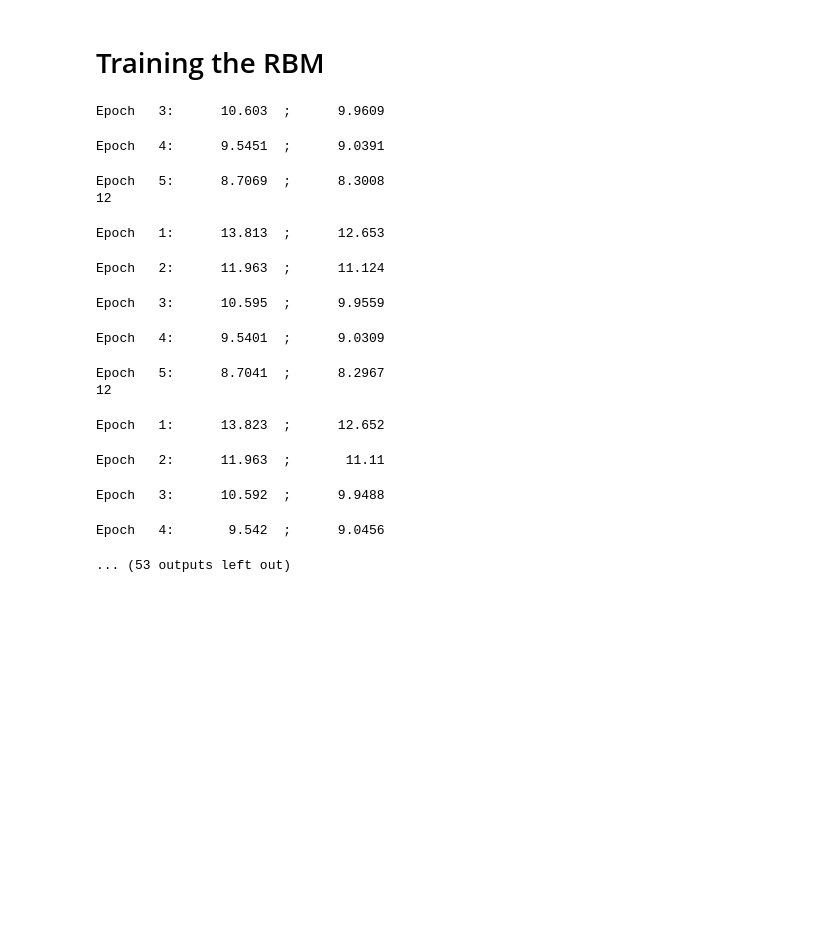
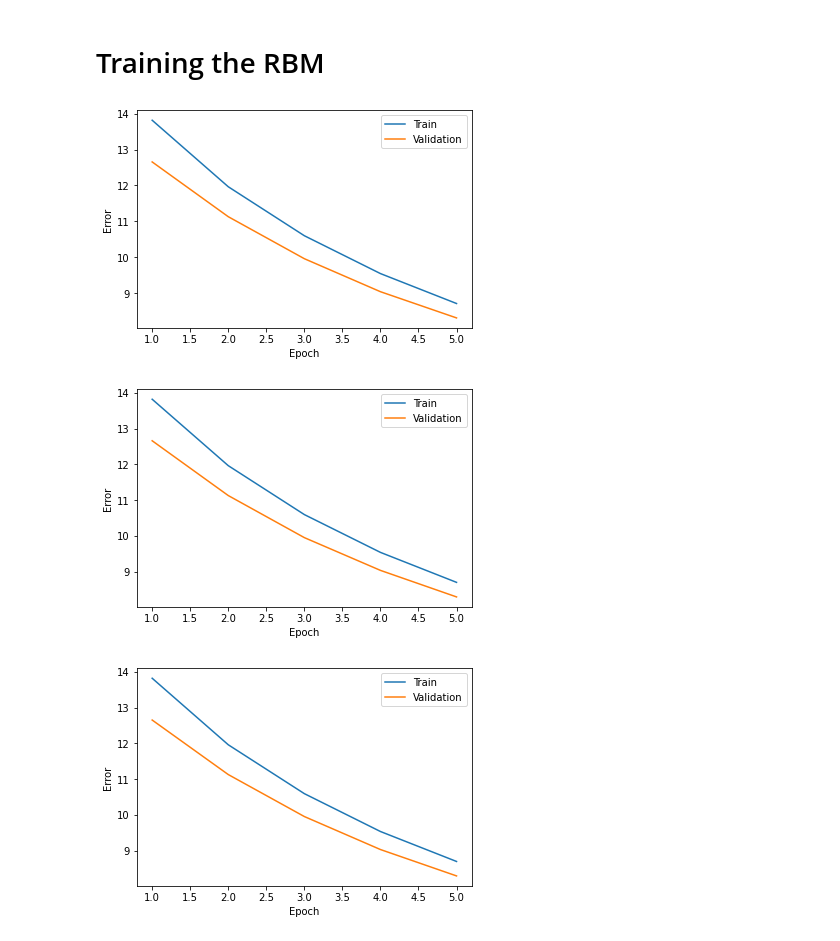
Before and after one commit to JulesDesmet/rbm_recommender, a Jupyter notebook: GoodreadsRBM.ipynb, the cells around one changed output. Cells and saved outputs as stored; diff of their text form; code cells hidden in the pictures; blank space fills up the shorter version.

```diff
--- a/GoodreadsRBM.ipynb
+++ b/GoodreadsRBM.ipynb
@@ -350,41 +349,29 @@ def split_k_folds(data: sparse.csr_matrix, nr_folds: int = 5) -> Generator[tuple
 # %%
-for seed in range(1, 6):
+for seed in trange(1, 6, leave=False):
     train, test = generate_random_split(normalized_matrix, seed=seed)
 
     mean_train_errors = [0] * epochs
     mean_validation_errors = [0] * epochs
 
     for train_indices, validation_indices in split_k_folds(train):
         tensor_train = convert_sparse_matrix_to_sparse_tensor(train[train_indices])
         tensor_validation = convert_sparse_matrix_to_sparse_tensor(train[validation_indices])
 
         train_ds = tf.data.Dataset.from_tensor_slices(tensor_train).batch(batch_size)
         validation_ds = tf.data.Dataset.from_tensor_slices(tensor_validation).batch(batch_size)
 
         vb = tf.Variable(tf.zeros([visibleUnits]), tf.float32)
         hb = tf.Variable(tf.zeros([hiddenUnits]), tf.float32)
         W = tf.Variable(tf.zeros([visibleUnits, hiddenUnits]), tf.float32)
 
         W, vb, hb, train_errors, validation_errors = train_rbm(train_ds, validation_ds, W, vb, hb)
 
         for epoch in range(epochs):
             mean_train_errors[epoch] += train_errors[epoch] / 5
             mean_validation_errors[epoch] += validation_errors[epoch] / 5
 
     plot_errors(mean_train_errors, mean_validation_errors)
 # %% [output]
-Epoch   3:      10.603  ;      9.9609
-Epoch   4:      9.5451  ;      9.0391
-Epoch   5:      8.7069  ;      8.3008
-12
-Epoch   1:      13.813  ;      12.653
-Epoch   2:      11.963  ;      11.124
-Epoch   3:      10.595  ;      9.9559
-Epoch   4:      9.5401  ;      9.0309
-Epoch   5:      8.7041  ;      8.2967
-12
-Epoch   1:      13.823  ;      12.652
-Epoch   2:      11.963  ;       11.11
-Epoch   3:      10.592  ;      9.9488
-Epoch   4:       9.542  ;      9.0456
-... (53 outputs left out)
+[figure, added]
+[figure, added]
+[figure, added]
```
Also changed, not shown: parts of 4 cells of this notebook.
